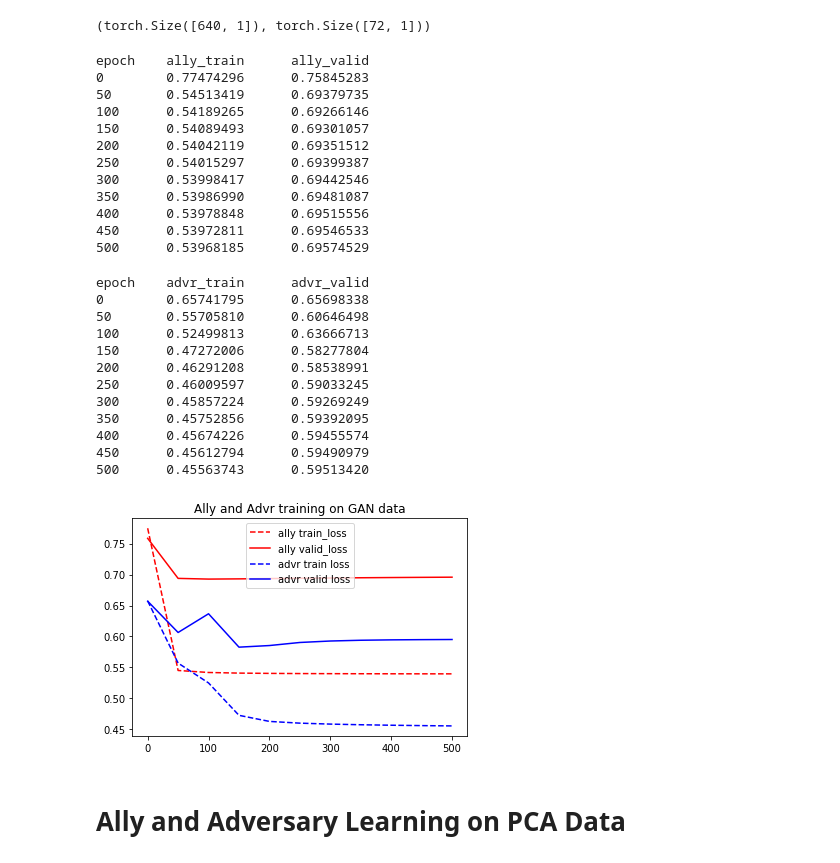
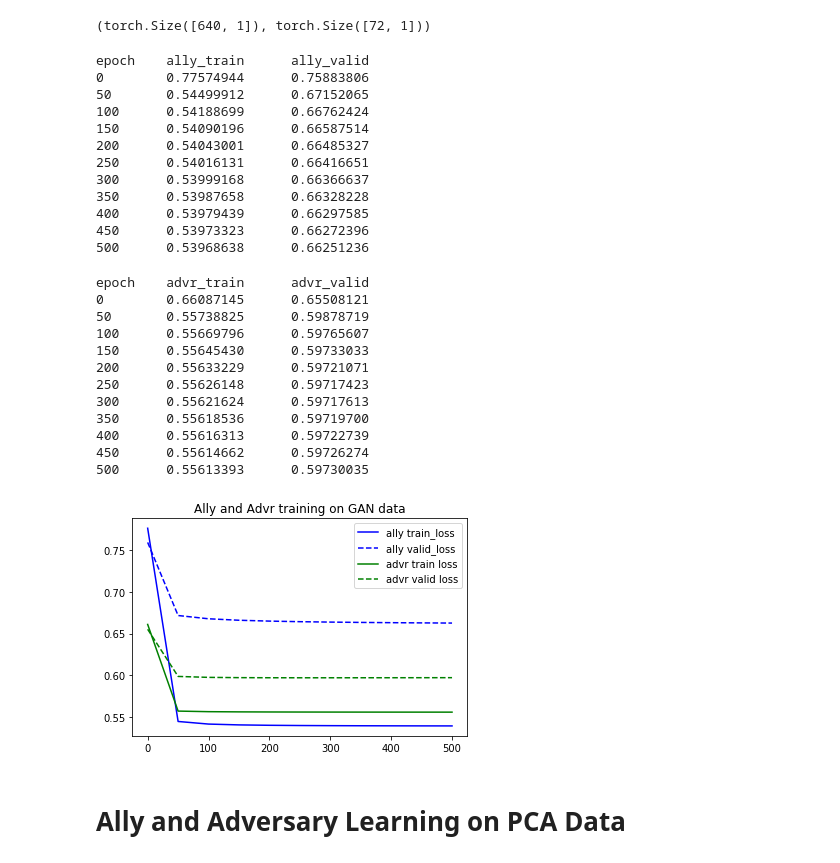
Before and after one commit to shams-sam/PrivacyGANs, a Jupyter notebook: 01. PrivacyGAN_Titanic.ipynb, the cells around one changed output. Drawn from its saved outputs; the diff is of its cells as text; code cells hidden in the pictures.

```diff
--- a/01. PrivacyGAN_Titanic.ipynb
+++ b/01. PrivacyGAN_Titanic.ipynb
@@ -522,8 +522,8 @@ adversary = Adversary(input_size=encoding_dimension, hidden_size=128, output_siz
 criterion = torch.nn.BCEWithLogitsLoss()
 optimizer = torch.optim.Adam
 encd_optimizer = optimizer(encoder.parameters(), lr = 0.001)
-ally_optimizer = optimizer(ally.parameters(), lr=0.0001)
-advr_optimizer = optimizer(adversary.parameters(), lr=0.001)
+ally_optimizer = optimizer(ally.parameters(), lr=0.00001)
+advr_optimizer = optimizer(adversary.parameters(), lr=0.01)
 # %%
 print("epoch \t encoder_train \t encoder_valid \t ally_train \t ally_valid \t advr_train \t advr_valid")
 
@@ -585,7 +585,7 @@ for epoch in range(501):
 
     ally_valid_loss = criterion(y_ally_valid_torch_hat, y_ally_valid_torch)
     advr_valid_loss = criterion(y_advr_valid_torch_hat, y_advr_valid_torch)
-    encd_valid_loss = alpha * ally_loss / ((1-alpha) * advr_loss)
+    encd_valid_loss = alpha * ally_loss - ((1-alpha) * advr_loss)
 
     print('{} \t {:.8f} \t {:.8f} \t {:.8f} \t {:.8f} \t {:.8f} \t {:.8f}'.format(
         epoch,
@@ -713,17 +712,17 @@ for epoch in range(501):
     valid.append(ally_valid_loss)
 # %% [output]
 epoch    ally_train      ally_valid
-0        0.77474296      0.75845283
-50       0.54513419      0.69379735
-100      0.54189265      0.69266146
-150      0.54089493      0.69301057
-200      0.54042119      0.69351512
-250      0.54015297      0.69399387
-300      0.53998417      0.69442546
-350      0.53986990      0.69481087
-400      0.53978848      0.69515556
-450      0.53972811      0.69546533
-500      0.53968185      0.69574529
+0        0.77574944      0.75883806
+50       0.54499912      0.67152065
+100      0.54188699      0.66762424
+150      0.54090196      0.66587514
+200      0.54043001      0.66485327
+250      0.54016131      0.66416651
+300      0.53999168      0.66366637
+350      0.53987658      0.66328228
+400      0.53979439      0.66297585
+450      0.53973323      0.66272396
+500      0.53968638      0.66251236
 # %%
 lr = 0.001
 
@@ -764,27 +763,27 @@ for epoch in range(501):
     valid_a.append(advr_valid_loss)
 # %% [output]
 epoch    advr_train      advr_valid
-0        0.65741795      0.65698338
-50       0.55705810      0.60646498
-100      0.52499813      0.63666713
-150      0.47272006      0.58277804
-200      0.46291208      0.58538991
-250      0.46009597      0.59033245
-300      0.45857224      0.59269249
-350      0.45752856      0.59392095
-400      0.45674226      0.59455574
-450      0.45612794      0.59490979
-500      0.45563743      0.59513420
+0        0.66087145      0.65508121
+50       0.55738825      0.59878719
+100      0.55669796      0.59765607
+150      0.55645430      0.59733033
+200      0.55633229      0.59721071
+250      0.55626148      0.59717423
+300      0.55621624      0.59717613
+350      0.55618536      0.59719700
+400      0.55616313      0.59722739
+450      0.55614662      0.59726274
+500      0.55613393      0.59730035
 # %%
-plt.plot(n_epoch, train, 'r--')
-plt.plot(n_epoch, valid, 'r')
-plt.plot(n_epoch, train_a, 'b--')
-plt.plot(n_epoch, valid_a, 'b')
+plt.plot(n_epoch, train, 'b')
+plt.plot(n_epoch, valid, 'b--')
+plt.plot(n_epoch, train_a, 'g')
+plt.plot(n_epoch, valid_a, 'g--')
 plt.legend(['ally train_loss', 'ally valid_loss', 'advr train loss', 'advr valid loss'])
 plt.title("Ally and Advr training on GAN data")
 plt.show()
 # %% [output]
-[figure, old version]
+[figure, new version]
 # %% [markdown]
 # Ally and Adversary Learning on PCA Data
 # %%
```
Also changed, not shown: parts of 14 cells of this notebook, 1 other file.
